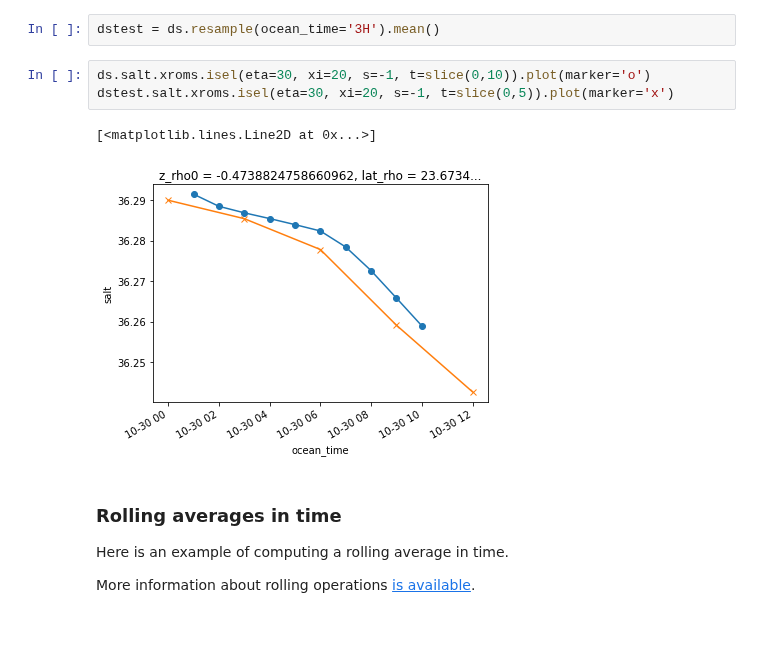
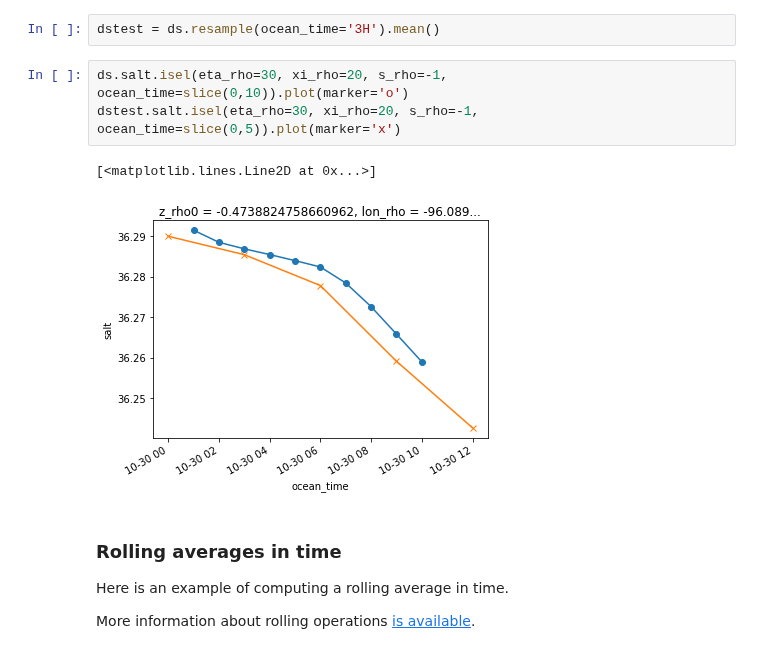
Before and after one commit to xoceanmodel/xroms, a Jupyter notebook: examples/calc.ipynb, the cells around one changed output. Saved outputs shown, nothing was run; the diff lists cells and outputs as text.

```diff
--- a/examples/calc.ipynb
+++ b/examples/calc.ipynb
@@ -323,11 +320,11 @@ Resample down to lower resolution in time. This requires appending a method to a
 # %%
 dstest = ds.resample(ocean_time='3H').mean()
 # %%
-ds.salt.xroms.isel(eta=30, xi=20, s=-1, t=slice(0,10)).plot(marker='o')
-dstest.salt.xroms.isel(eta=30, xi=20, s=-1, t=slice(0,5)).plot(marker='x')
+ds.salt.isel(eta_rho=30, xi_rho=20, s_rho=-1, ocean_time=slice(0,10)).plot(marker='o')
+dstest.salt.isel(eta_rho=30, xi_rho=20, s_rho=-1, ocean_time=slice(0,5)).plot(marker='x')
 # %% [output]
 [<matplotlib.lines.Line2D at 0x...>]
-[figure, old version]
+[figure, new version]
 # %% [markdown]
 ### Rolling averages in time
 
```
Also changed, not shown: parts of 35 cells of this notebook, 7 other files.
